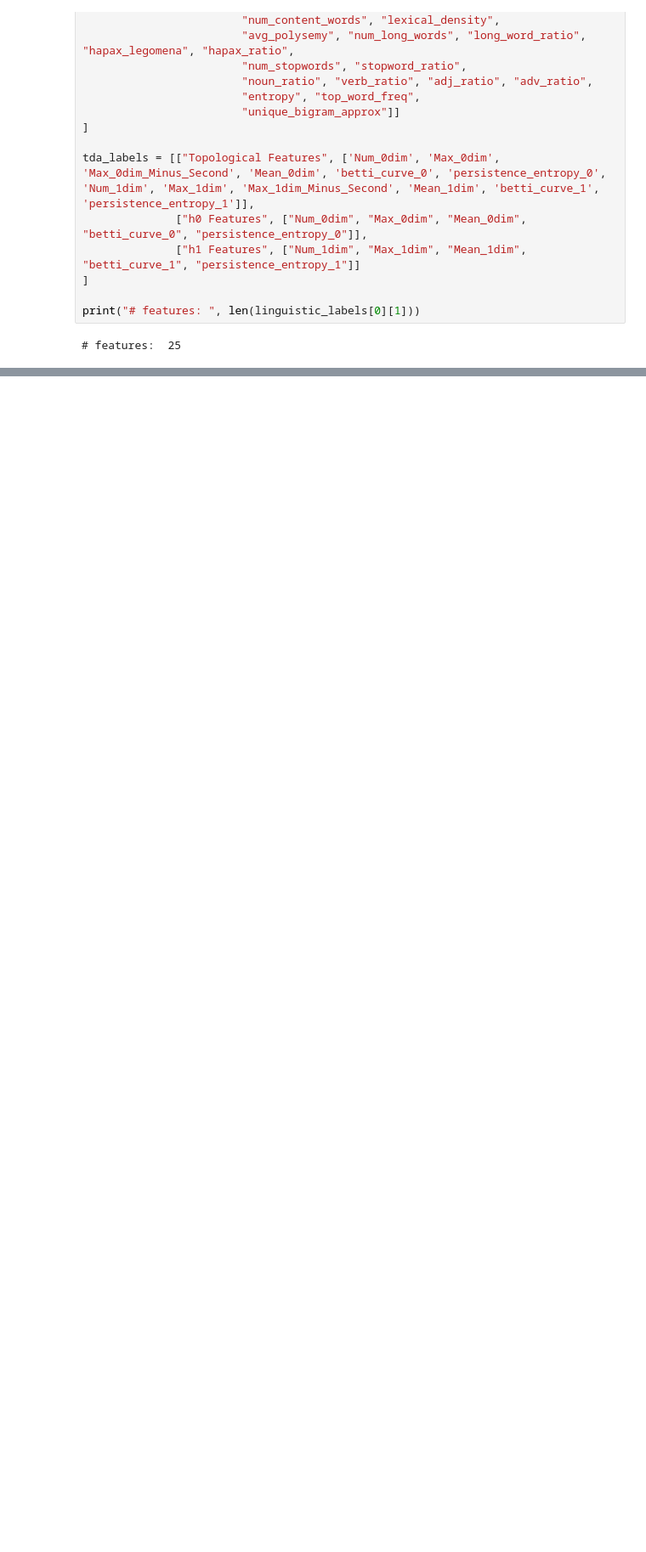
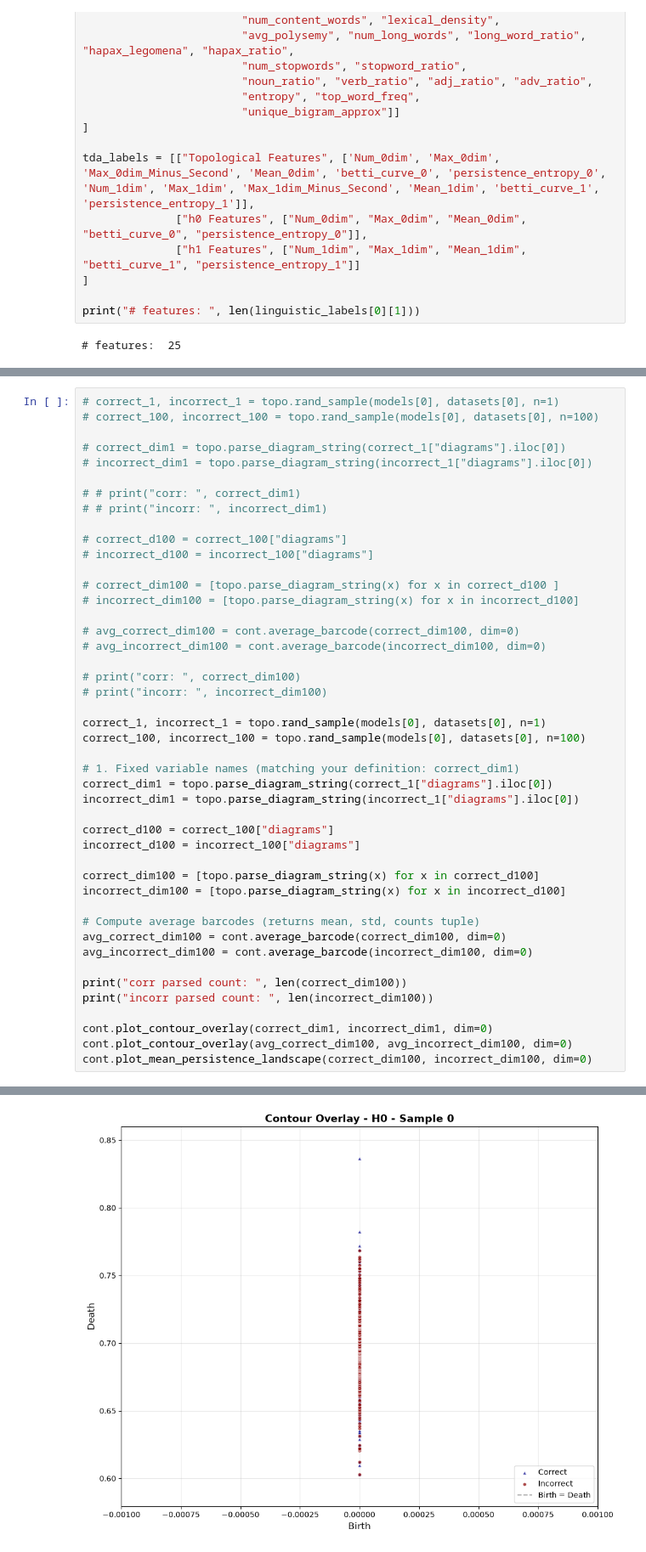
Before and after one commit to kim-lopez/TDA_reason-interpret, a Jupyter notebook: ling_corr.ipynb, the cells around one changed output, grey strips where cells are left out. Shown at 85% size. Saved outputs shown, nothing was run; the diff lists cells and outputs as text; blank space fills up the shorter version.

Commit message:
update contour overlays

```diff
--- a/ling_corr.ipynb
+++ b/ling_corr.ipynb
@@ -163 +165,47 @@ Filtration range 1 dim: None None
 ... (60 outputs left out)
+# %%
+# correct_1, incorrect_1 = topo.rand_sample(models[0], datasets[0], n=1)
+# correct_100, incorrect_100 = topo.rand_sample(models[0], datasets[0], n=100)
+
+# correct_dim1 = topo.parse_diagram_string(correct_1["diagrams"].iloc[0])
+# incorrect_dim1 = topo.parse_diagram_string(incorrect_1["diagrams"].iloc[0])
+
+# # print("corr: ", correct_dim1)
+# # print("incorr: ", incorrect_dim1)
+
+# correct_d100 = correct_100["diagrams"]
+# incorrect_d100 = incorrect_100["diagrams"]
+
+# correct_dim100 = [topo.parse_diagram_string(x) for x in correct_d100 ]
+# incorrect_dim100 = [topo.parse_diagram_string(x) for x in incorrect_d100]
+
+# avg_correct_dim100 = cont.average_barcode(correct_dim100, dim=0)
+# avg_incorrect_dim100 = cont.average_barcode(incorrect_dim100, dim=0)
+
+# print("corr: ", correct_dim100)
+# print("incorr: ", incorrect_dim100)
+
+correct_1, incorrect_1 = topo.rand_sample(models[0], datasets[0], n=1)
+correct_100, incorrect_100 = topo.rand_sample(models[0], datasets[0], n=100)
+
+# 1. Fixed variable names (matching your definition: correct_dim1)
+correct_dim1 = topo.parse_diagram_string(correct_1["diagrams"].iloc[0])
+incorrect_dim1 = topo.parse_diagram_string(incorrect_1["diagrams"].iloc[0])
+
+correct_d100 = correct_100["diagrams"]
+incorrect_d100 = incorrect_100["diagrams"]
+
+correct_dim100 = [topo.parse_diagram_string(x) for x in correct_d100]
+incorrect_dim100 = [topo.parse_diagram_string(x) for x in incorrect_d100]
+
+# Compute average barcodes (returns mean, std, counts tuple)
+avg_correct_dim100 = cont.average_barcode(correct_dim100, dim=0)
+avg_incorrect_dim100 = cont.average_barcode(incorrect_dim100, dim=0)
+
+print("corr parsed count: ", len(correct_dim100))
+print("incorr parsed count: ", len(incorrect_dim100))
+
+cont.plot_contour_overlay(correct_dim1, incorrect_dim1, dim=0)
+cont.plot_contour_overlay(avg_correct_dim100, avg_incorrect_dim100, dim=0)
+cont.plot_mean_persistence_landscape(correct_dim100, incorrect_dim100, dim=0)
+# %% [output]
@@ -163,0 +216 @@ Filtration range 1 dim: None None
+[figure, added]
```
Also changed, not shown: parts of 10 cells of this notebook, 2 other files.
